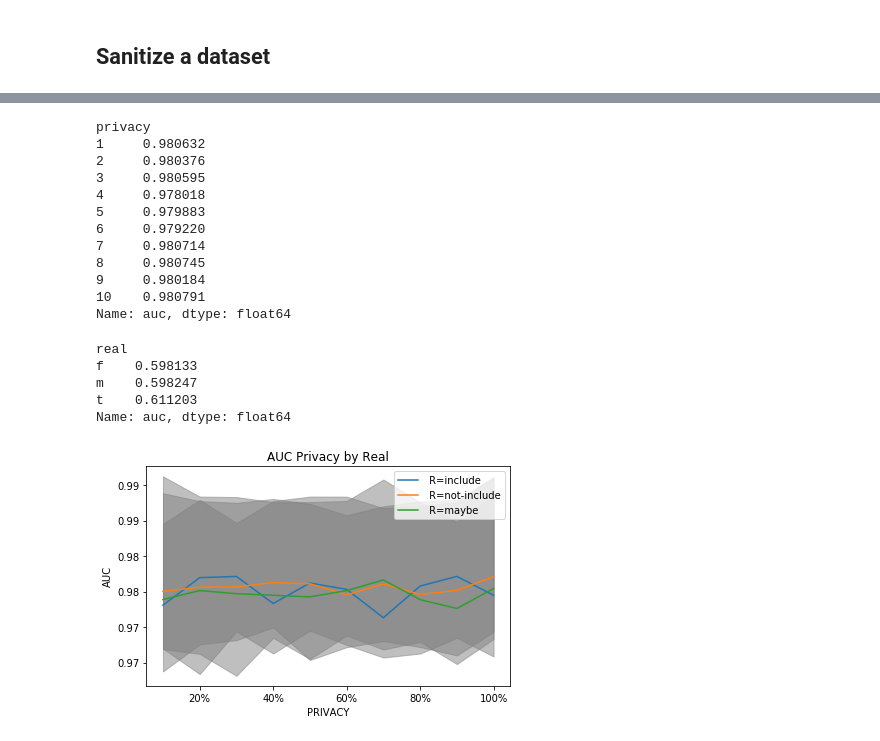
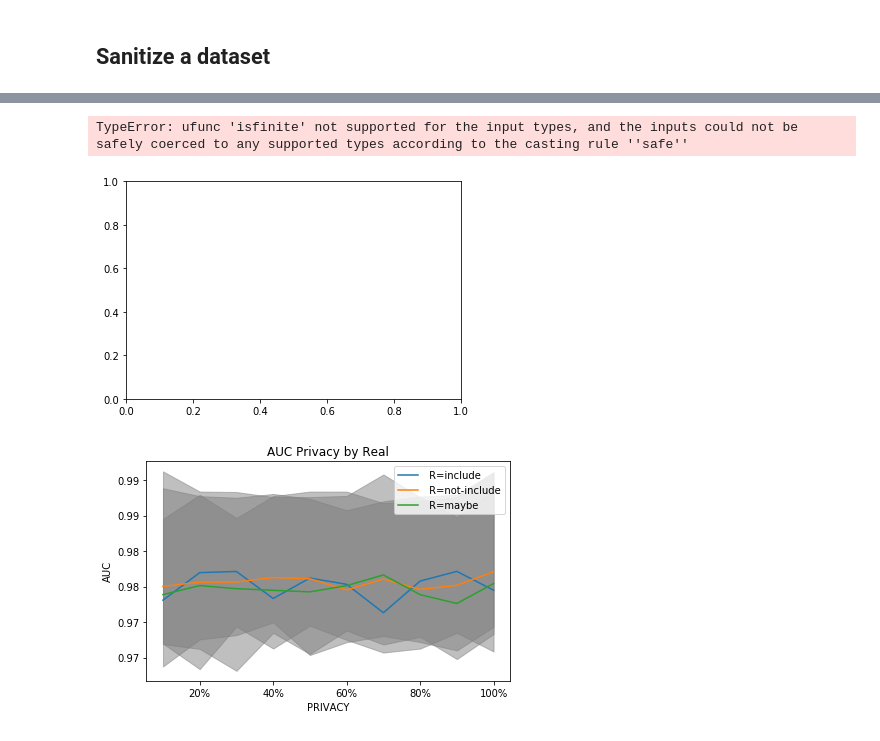
Before and after one commit to jwzinser/Tesis, a Jupyter notebook: parallel/pandas_models.ipynb, the cells around one changed output, grey strips where cells are left out. Cells and saved outputs as stored; diff of their text form; code cells hidden in the pictures.

```diff
--- a/parallel/pandas_models.ipynb
+++ b/parallel/pandas_models.ipynb
@@ -233,26 +204,21 @@ Index(['Unnamed: 0', 'case', 'model', 'privacy', 'real', 'uniform', 'uniform2',
-# %%
-supervised_results[supervised_results.real=="m"].groupby("privacy")["auc"].agg(lambda x:np.average(x))
-# %% [output]
-privacy
-1     0.980632
-2     0.980376
-3     0.980595
-4     0.978018
-5     0.979883
-6     0.979220
-7     0.980714
-8     0.980745
-9     0.980184
-10    0.980791
-Name: auc, dtype: float64
-# %%
-supervised_results.groupby("real")["auc"].agg(lambda x:np.average(x))
-# %% [output]
-real
-f    0.598133
-m    0.598247
-t    0.611203
-Name: auc, dtype: float64
+# %%
+
+#supervised_results = pd.concat([pn.read_csv("model_scores_roc_census06_mbe.csv"), pd.read_csv("model_scores_roc_census611_mbe.csv")])
+supervised_results = pn.read_csv("model_scores_roc_"+ds_name+"011.csv")
+rocs_by_case(supervised_results, {},{"real":["t","f"]}, savefig=True, title="by IF REAL", save_name=ds_name+"_roc_privacy_grouped_tmf",language="spanish")
+
+print(supervised_results[supervised_results.real=="t"].groupby("privacy")["auc"].agg(lambda x:np.average(x)))
+
+
+plot_intervals(supervised_results, "privacy","auc", {"uniform":[0], "uniform2":[0]},
+               {"real":["t", "f"]}, savefig=True,
+               title="AUC Privacy Proportional", save_name=ds_name+"_auc_real_proportional")
+plot_intervals(supervised_results, "privacy","auc", {"uniform":[1], "uniform2":[1]},
+               {"real":["t", "f"]}, savefig=True,
+               title="AUC Privacy Uniform", save_name=ds_name+"_auc_real_uniform")
+# %% [output]
+TypeError: ufunc 'isfinite' not supported for the input types, and the inputs could not be safely coerced to any supported types according to the casting rule ''safe''
+[figure, added]
 # %%
 plot_intervals(supervised_results, "privacy","auc", {},
                {"real":["t", "f", "m"]}, savefig=True,
```
Also changed, not shown: parts of 15 cells of this notebook, 3 other files.
